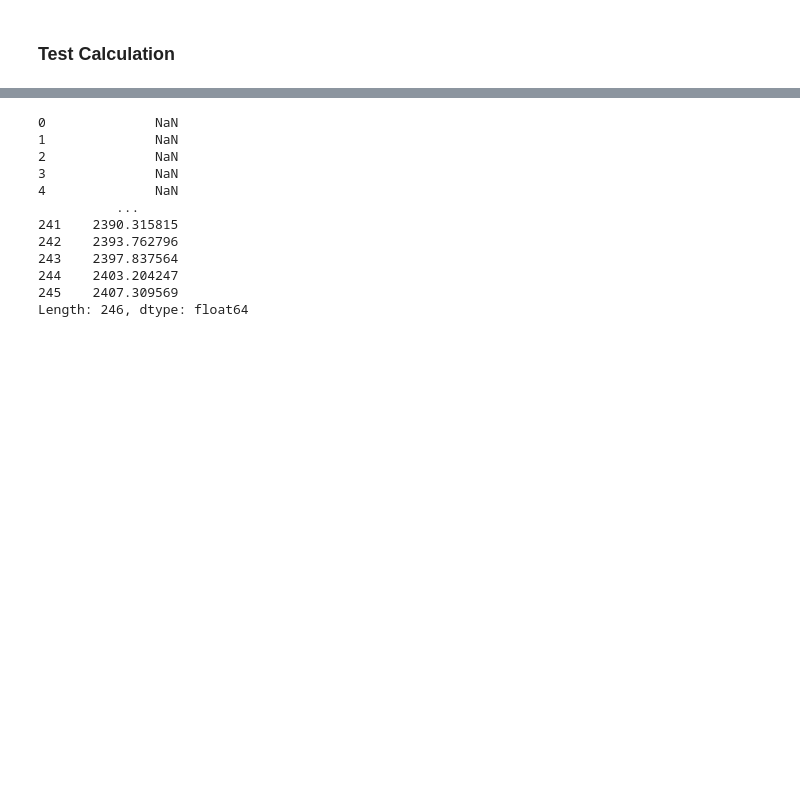
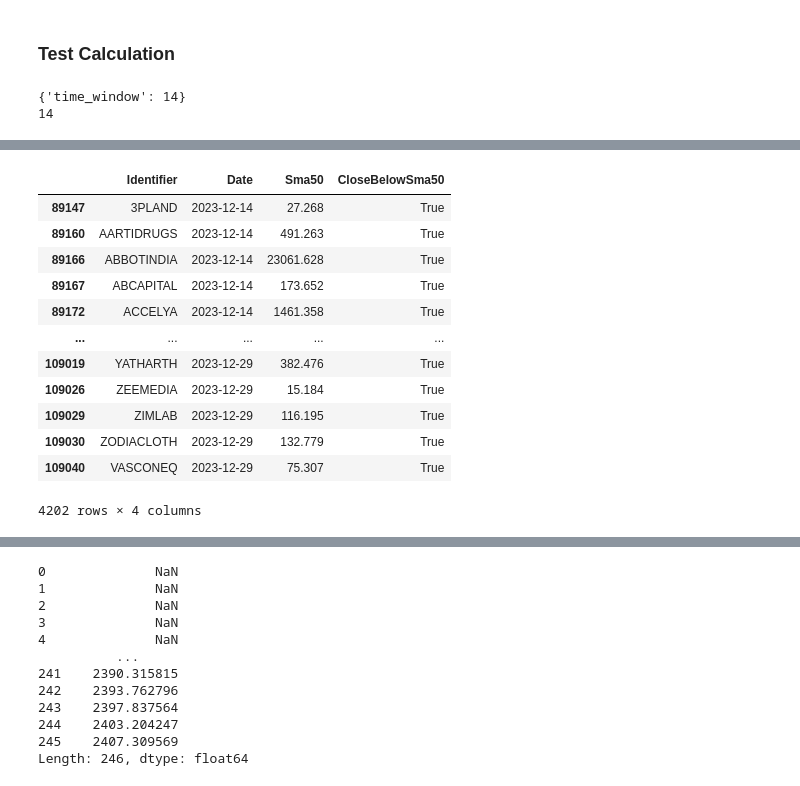
Before and after one commit to nareshrohra/markets_insights, a Jupyter notebook: notebooks/examples.ipynb, the cells around one changed output, grey strips where cells are left out. Drawn from its saved outputs; the diff is of its cells as text; code cells hidden in the pictures; blank space fills up the shorter version.

Commit message:
Added calculations. Added support for calc_windo

```diff
--- a/notebooks/examples.ipynb
+++ b/notebooks/examples.ipynb
@@ -111,30 +111,51 @@ print(result.get_daily_data().sort_values(BaseColumns.Date).tail(3)[[BaseColumns
 | 446931 | ZYDUSWELL    | 2023-12-29 00:00:00 | 1681.1  | 72.0492 |
 # %% [markdown]
 ### Test Calculation
+# %%
+from markets_insights.calculations.base import VwapCalculationWorker
+worker = VwapCalculationWorker(time_window=14)
+print(worker._params)
+for window in [window for window in ['time_window', 'N'] if window in worker._params]:
+    window_val = int(worker._params[window])
+    print(max(0, window_val))
+#worker.get_calculation_window().trailing
+# %% [output]
+{'time_window': 14}
+14
 # %%
-from markets_insights.calculations.base import VwapCalculationWorker
-from markets_insights.core.core import IdentifierFilter
+from markets_insights.core.column_definition import BaseColumns
+from markets_insights.calculations.base import SmaCalculationWorker, \
+  ColumnValueAboveAnotherColumnValueFlagWorker
+from markets_insights.core.core import IdentifierFilter, FlagFilter
 from markets_insights.datareader.data_reader import BhavCopyReader
-from markets_insights.dataprocess.data_processor import HistoricalDataset, HistoricalDataProcessor, \
+from markets_insights.dataprocess.data_processor import HistoricalDataset, HistoricalDataProcessor, HistoricalDataProcessOptions, \
   CalculationPipelineBuilder, MultiDataCalculationPipelines
+
 from datetime import date
 
-processor = HistoricalDataProcessor()
+processor = HistoricalDataProcessor(HistoricalDataProcessOptions(include_annual_data=False, include_monthly_data=False))
 result: HistoricalDataset = processor.process(
-    BhavCopyReader().set_filter(IdentifierFilter("RELIANCE")),
-    {"from_date": date(2023, 1, 1), "to_date": date(2023, 12, 31)},
+    BhavCopyReader(),#.set_filter(IdentifierFilter("INFY")),
+    { "from_date": date(2023, 10, 1), "to_date": date(2023, 12, 31) },
 )
+result._daily.drop_duplicates(inplace=True)
+
+workers = [
+  SmaCalculationWorker(time_window=50),
+  ColumnValueAboveAnotherColumnValueFlagWorker(value_column_a=BaseColumns.Close, value_column_b='Sma50')
+]
 
 # Prepare calculation pipeline
 pipelines = MultiDataCalculationPipelines()
-worker = VwapCalculationWorker(time_window=50)
 pipelines.set_item(
-    "vwap", CalculationPipelineBuilder.create_pipeline_for_worker(worker)
+    "user", CalculationPipelineBuilder.create_pipeline_for_workers(workers)
 )
 processor.set_calculation_pipelines(pipelines)
 
 # Run the pipeline and get data
-#processor.run_calculation_pipelines()
-#daily_data = result.get_daily_data()
+processor.run_calculation_pipelines()
+daily_data = result.get_daily_data()
+data = daily_data.query(str(FlagFilter(workers[1].get_columns()[0])))
+data[['Identifier', 'Date', 'Sma50', workers[1].get_columns()[0]]]
 # %% [output]
 Started to read data
@@ -148,0 +168,13 @@ HistoricalDataProcessor.process took 0 seconds
+|  | Identifier | Date | Sma50 | CloseBelowSma50 |
+| 89147 | 3PLAND | 2023-12-14 | 27.268 | True |
+| 89160 | AARTIDRUGS | 2023-12-14 | 491.263 | True |
+| 89166 | ABBOTINDIA | 2023-12-14 | 23061.628 | True |
+| 89167 | ABCAPITAL | 2023-12-14 | 173.652 | True |
+| 89172 | ACCELYA | 2023-12-14 | 1461.358 | True |
+| ... | ... | ... | ... | ... |
+| 109019 | YATHARTH | 2023-12-29 | 382.476 | True |
+| 109026 | ZEEMEDIA | 2023-12-29 | 15.184 | True |
+| 109029 | ZIMLAB | 2023-12-29 | 116.195 | True |
+| 109030 | ZODIACLOTH | 2023-12-29 | 132.779 | True |
+| 109040 | VASCONEQ | 2023-12-29 | 75.307 | True |
+4202 rows × 4 columns
```
Also changed, not shown: parts of 5 cells of this notebook, 9 other files.
